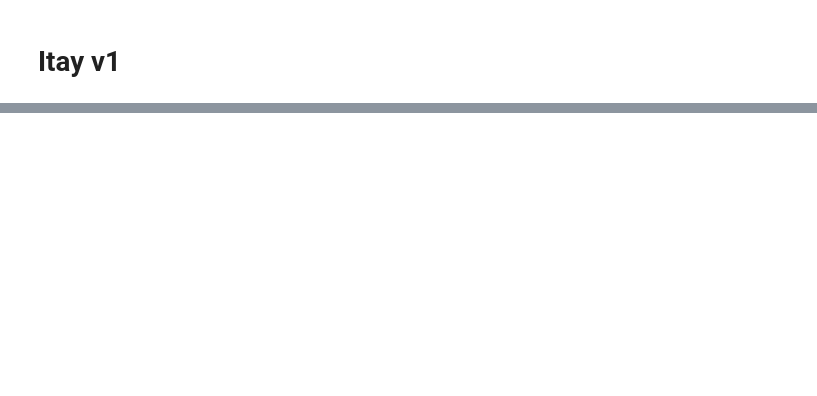
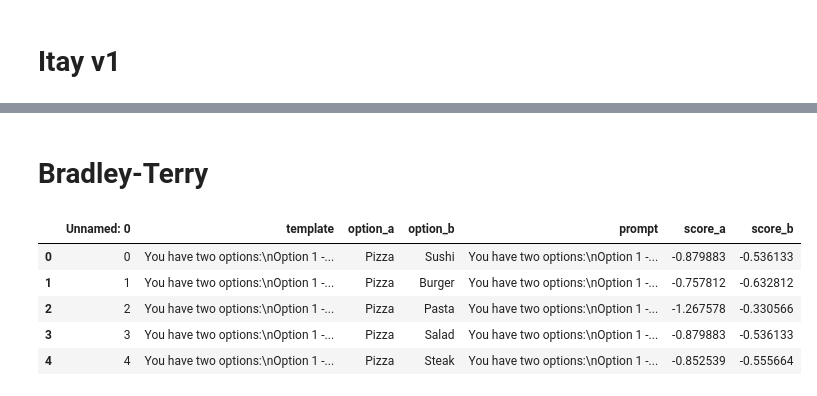
Before and after one commit to lotanamit5/WhatDoLLMsWant, a Jupyter notebook: examine_querying_methods.ipynb, the cells around one changed output, grey strips where cells are left out. Cells and saved outputs as stored; diff of their text form; code cells hidden in the pictures; blank space fills up the shorter version.

```diff
--- a/examine_querying_methods.ipynb
+++ b/examine_querying_methods.ipynb
@@ -375,3 +313,5 @@ q2 = q2_template.format(A=options[0], B=options[1])
 # %%
 itay_v1_scores_2, itay_v1_metadata_2 = itay_v1.query([q1], labels=options)
 itay_v1_scores_2
+# %% [markdown]
+# Bradley-Terry
@@ -377,0 +414,10 @@ itay_v1_scores_2
+# %%
+df = pd.read_csv("data/qwen-0.5-foods-20260512_163106/scores.csv")
+df.head()
+# %% [output]
+|  | Unnamed: 0 | template | option_a | option_b | prompt | score_a | score_b |
+| 0 | 0 | You have two options:\nOption 1 -... | Pizza | Sushi | You have two options:\nOption 1 -... | -0.879883 | -0.536133 |
+| 1 | 1 | You have two options:\nOption 1 -... | Pizza | Burger | You have two options:\nOption 1 -... | -0.757812 | -0.632812 |
+| 2 | 2 | You have two options:\nOption 1 -... | Pizza | Pasta | You have two options:\nOption 1 -... | -1.267578 | -0.330566 |
+| 3 | 3 | You have two options:\nOption 1 -... | Pizza | Salad | You have two options:\nOption 1 -... | -0.879883 | -0.536133 |
+| 4 | 4 | You have two options:\nOption 1 -... | Pizza | Steak | You have two options:\nOption 1 -... | -0.852539 | -0.555664 |
```
Also changed, not shown: parts of 25 cells of this notebook, 52 other files.
